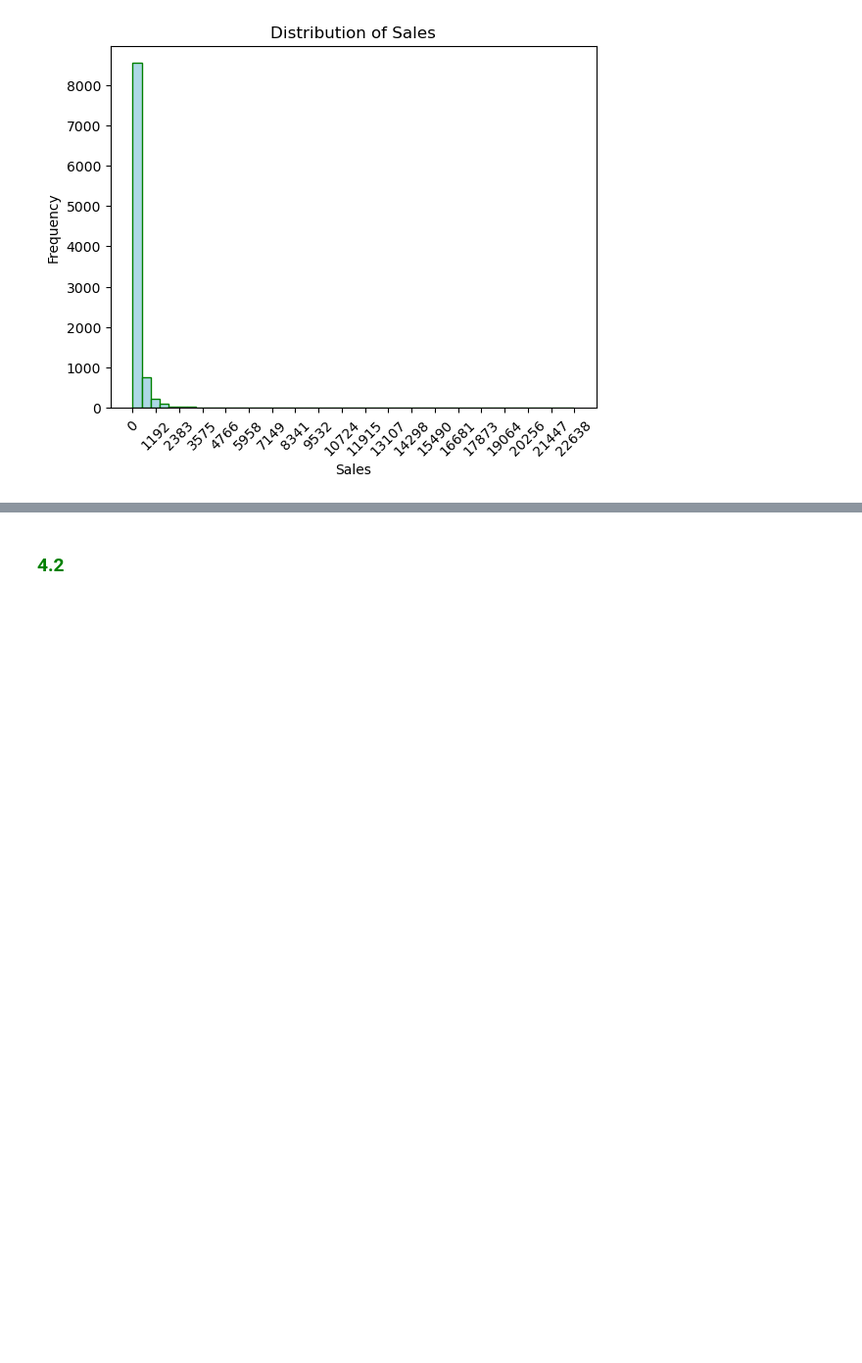
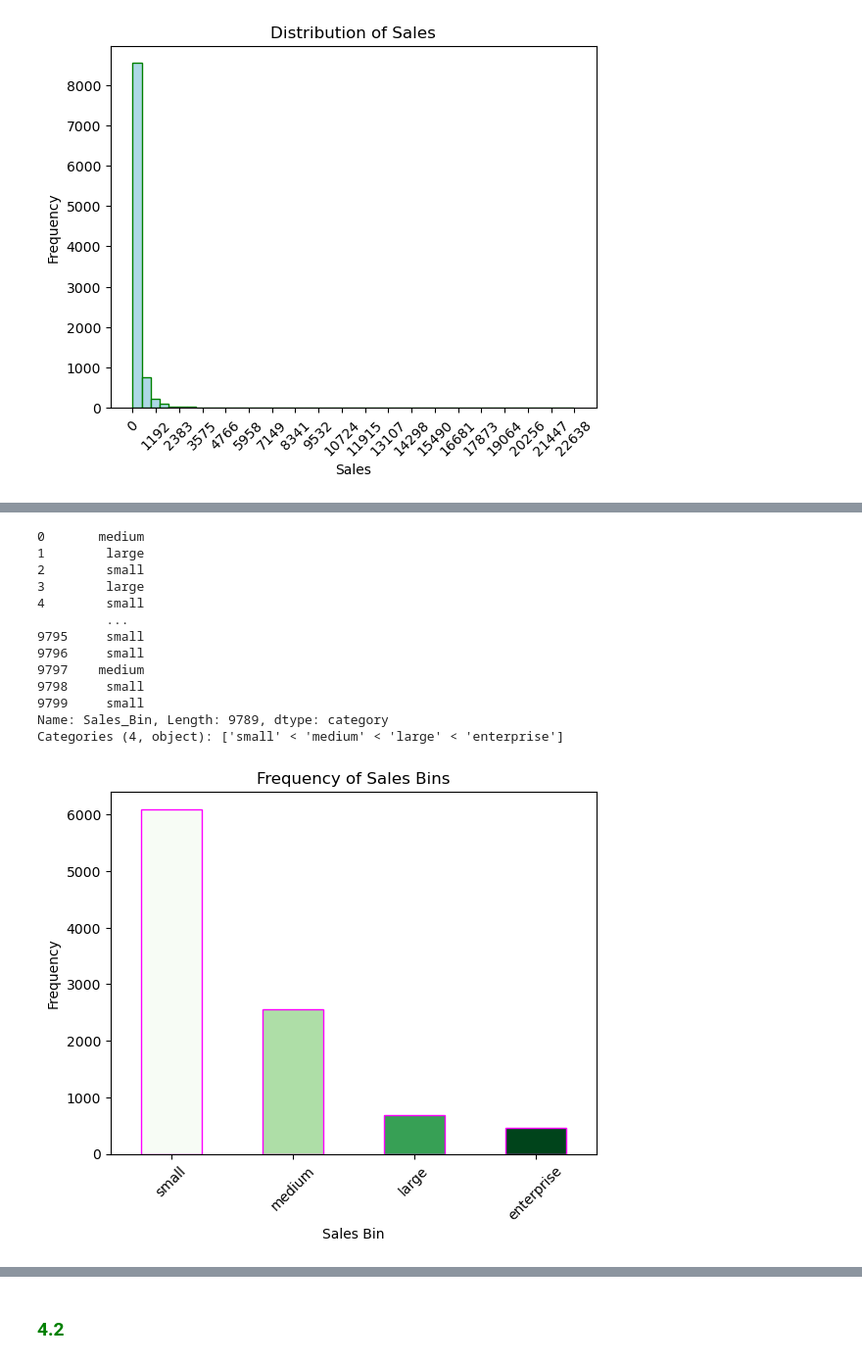
Before and after one commit to Kartika-Nidhi/DS_projects, a Jupyter notebook: SuperstoreSalesAnalysis.ipynb, the cells around one changed output, grey strips where cells are left out. Shown at 98% size. Cells and saved outputs as stored; diff of their text form; code cells hidden in the pictures; blank space fills up the shorter version.

```diff
--- a/SuperstoreSalesAnalysis.ipynb
+++ b/SuperstoreSalesAnalysis.ipynb
@@ -145 +154,30 @@ plt.show()
+# %%
+labels =['small', 'medium', 'large','enterprise']
+bins = [0, 100, 500, 1000, data['Sales'].max()]
+data['Sales_Bin'] = pd.cut(data['Sales'], bins = bins, labels = labels)
+print(data['Sales_Bin'])
+
+
+data['Sales_Bin'].value_counts()
+data['Sales_Bin'].value_counts().plot(kind = 'bar', color = plt.cm.Greens(np.linspace(0, 1, 4)), edgecolor = 'magenta')
+plt.xlabel('Sales Bin')
+plt.ylabel('Frequency')
+plt.xticks(rotation = 45)
+plt.title('Frequency of Sales Bins')
+plt.show()
+# %% [output]
+0       medium
+1        large
+2        small
+3        large
+4        small
+         ...
+9795     small
+9796     small
+9797    medium
+9798     small
+9799     small
+Name: Sales_Bin, Length: 9789, dtype: category
+Categories (4, object): ['small' < 'medium' < 'large' < 'enterprise']
+[figure, added]
 # %% [markdown]
```
Also changed, not shown: parts of 4 cells of this notebook.
